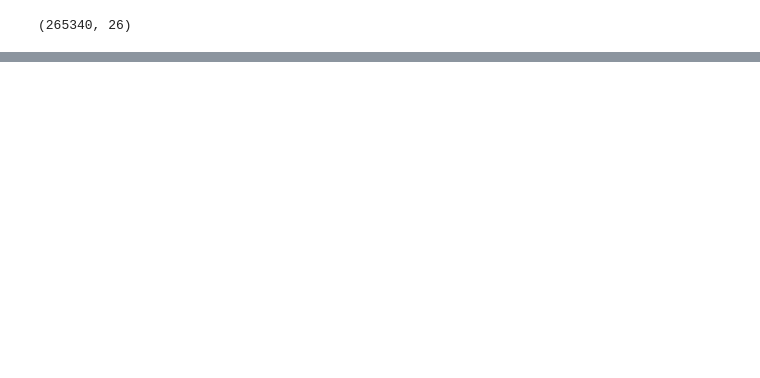
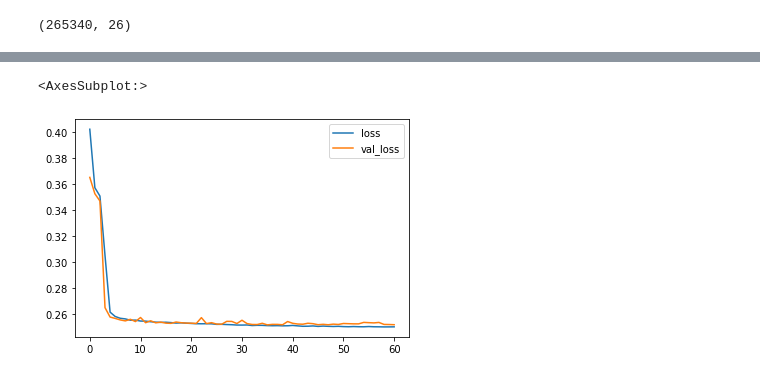
Before and after one commit to satyamraj123/All-Lending-Club-Loan-Data, a Jupyter notebook: my notebook.ipynb, the cells around one changed output, grey strips where cells are left out. Saved outputs shown, nothing was run; the diff lists cells and outputs as text; code cells hidden in the pictures; blank space fills up the shorter version.

Commit message:
early stopping

```diff
--- a/my notebook.ipynb
+++ b/my notebook.ipynb
@@ -963,3 +945,15 @@ print(classification_report(y_test,predictions))
 weighted avg       0.89      0.89      0.88    130690
 # %%
 #by looking in the graph, overfitting occurs, we need to fix it
+# %%
+model=Sequential()
+model.add(Dense(26,activation='relu'))
+model.add(Dense(13,activation='relu'))
+model.add(Dense(10,activation='relu'))
+model.add(Dense(26,activation='relu'))
+model.add(Dense(13,activation='relu'))
+
+model.add(Dense(1,activation='sigmoid'))
+#model.add(Dense(1,activation=unit_step_function))
+
+model.compile(optimizer='adam',loss='binary_crossentropy')
@@ -965,0 +962,9 @@ weighted avg       0.89      0.89      0.88    130690
+# %%
+early_stop=EarlyStopping(mode='min',monitor='val_loss',verbose=1,patience=25)
+#this is early stopping mechanism, which will avoid overfitting, if the val_loss error graph shoots up,
+#then it will stop the model from training further
+#patience is after how many epochs it should terminate if the value goes opposite as intended
+#monitor is what value we have to minimise or maximise, here val_loss which is loss of test set
+#mode is miin, because we want to minismise val_loss
+# %%
+model.fit(x=X_train,y=y_train,validation_data=(X_test,y_test),batch_size=256,epochs=400,callbacks=[early_stop])
@@ -965,0 +990,8 @@ weighted avg       0.89      0.89      0.88    130690
+# %%
+#so it stopped at 61 epoch
+#lets plot the graph and evaluate the model
+losses=pd.DataFrame(model.history.history)
+losses.plot()
+# %% [output]
+<AxesSubplot:>
+[figure, added]
```
Also changed, not shown: parts of 11 cells of this notebook.
